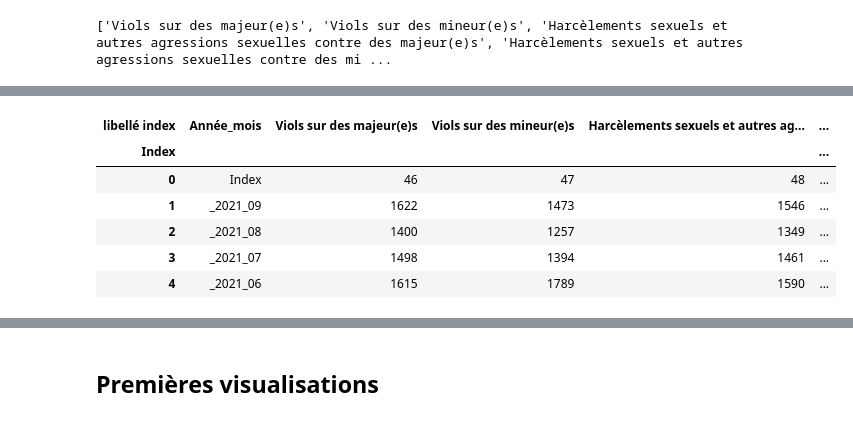
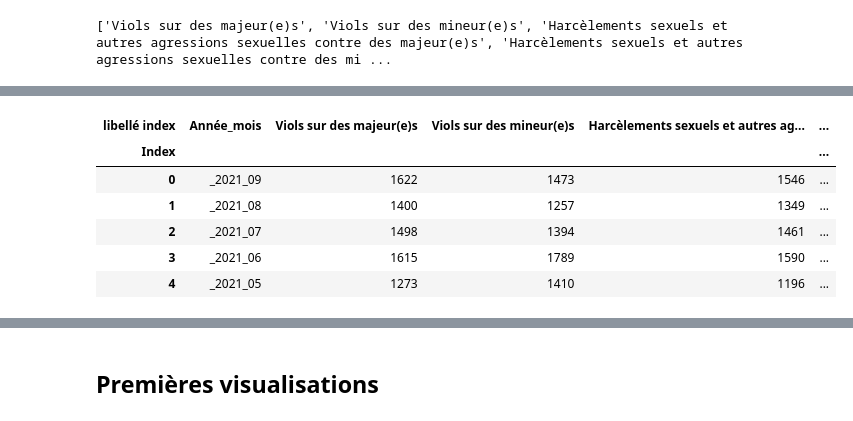
Before and after one commit to mtupin/esc-paac-2021-projet, a Jupyter notebook: preprocessing.ipynb, the cells around one changed output, grey strips where cells are left out. Cells and saved outputs as stored; diff of their text form; code cells hidden in the pictures.

```diff
--- a/preprocessing.ipynb
+++ b/preprocessing.ipynb
@@ -21,11 +21,12 @@ df.head(2)
 | 1 | 2 | Homicides pour voler et à l'occas... | 4 | 1 | 3 | 5 | 5 | 3 | 4 | ... |
 2 rows × 263 columns
 # %%
+#on prépare les données pour la transposition lignes/colonnes qu'on effectue après
 #il faut résoudre le problème du double index
 #pandas.DataFrame.set_index() définira la colonne passée en argument comme l’index de la DataFrame en surchargeant l’index initial.
 #on utilise le libellé comme index
-df.set_index('libellé index', inplace=True)
-df.drop(columns = ['Index'])
+df.set_index('libellé index', inplace = True)
+df.drop(columns = ['Index'], inplace = True)
 df.head()
 # %% [output]
 |  | _2021_09 | _2021_08 | _2021_07 | _2021_06 | _2021_05 | _2021_04 | _2021_03 | _2021_02 | _2021_01 | ... |
@@ -82,15 +77,15 @@ df_sex.head()
 # %%
-df_sex = df_sex.rename(columns = {'index':'Année_mois'})
+df_sex = df_sex.rename(columns = {'Index':'Année_mois'})
 df_sex.index.rename('Index', inplace=True)
 df_sex.head()
 # %% [output]
 | libellé index | Année_mois | Viols sur des majeur(e)s | Viols sur des mineur(e)s | Harcèlements sexuels et autres ag... | ... |
 | Index |  |  |  |  | ... |
-| 0 | Index | 46 | 47 | 48 | ... |
-| 1 | _2021_09 | 1622 | 1473 | 1546 | ... |
-| 2 | _2021_08 | 1400 | 1257 | 1349 | ... |
-| 3 | _2021_07 | 1498 | 1394 | 1461 | ... |
-| 4 | _2021_06 | 1615 | 1789 | 1590 | ... |
+| 0 | _2021_09 | 1622 | 1473 | 1546 | ... |
+| 1 | _2021_08 | 1400 | 1257 | 1349 | ... |
+| 2 | _2021_07 | 1498 | 1394 | 1461 | ... |
+| 3 | _2021_06 | 1615 | 1789 | 1590 | ... |
+| 4 | _2021_05 | 1273 | 1410 | 1196 | ... |
 # %%
 #supprimer le tiret bas devant la date
 df_sex['Année_mois'] = df_sex['Année_mois'].str[1:]
```
Also changed, not shown: parts of 11 cells of this notebook.
